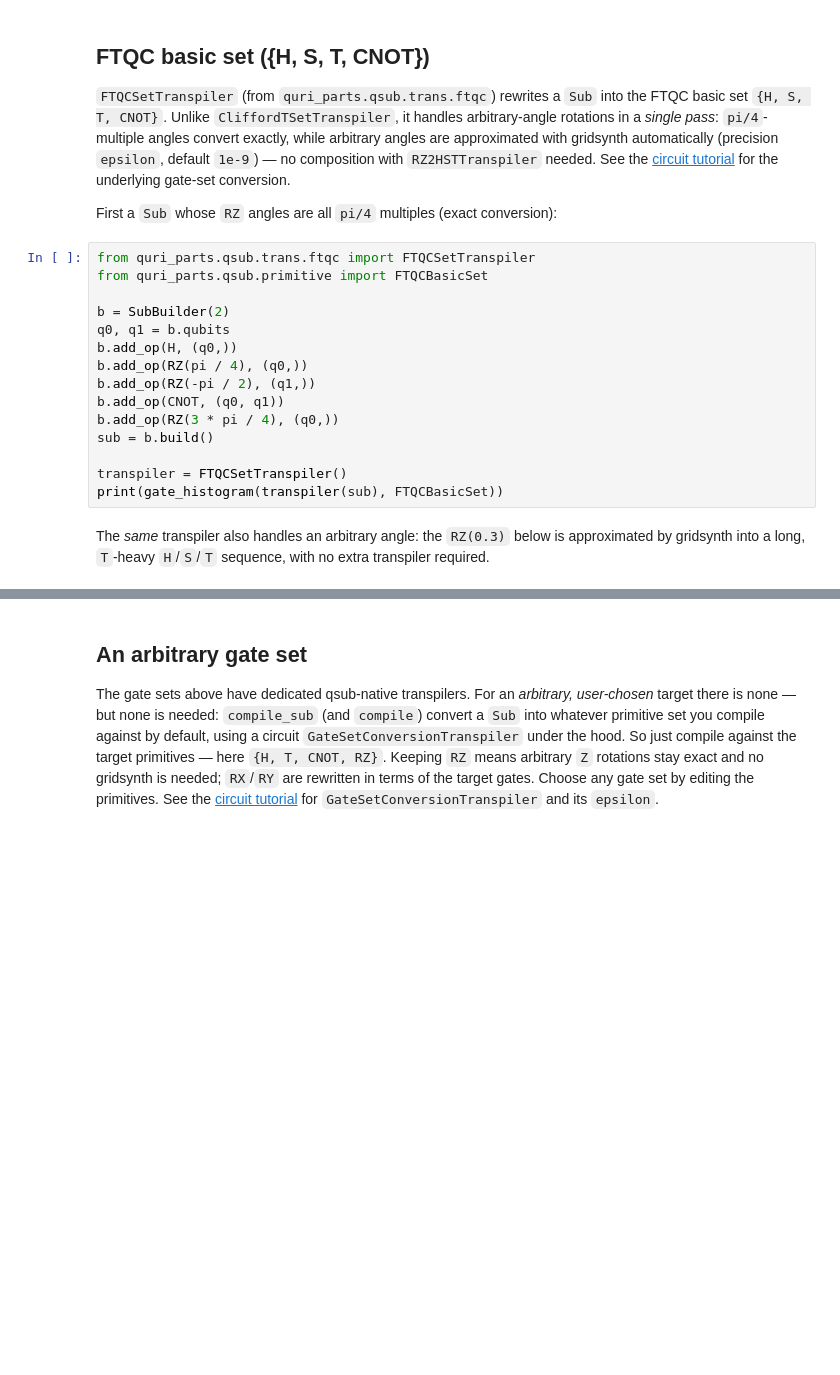
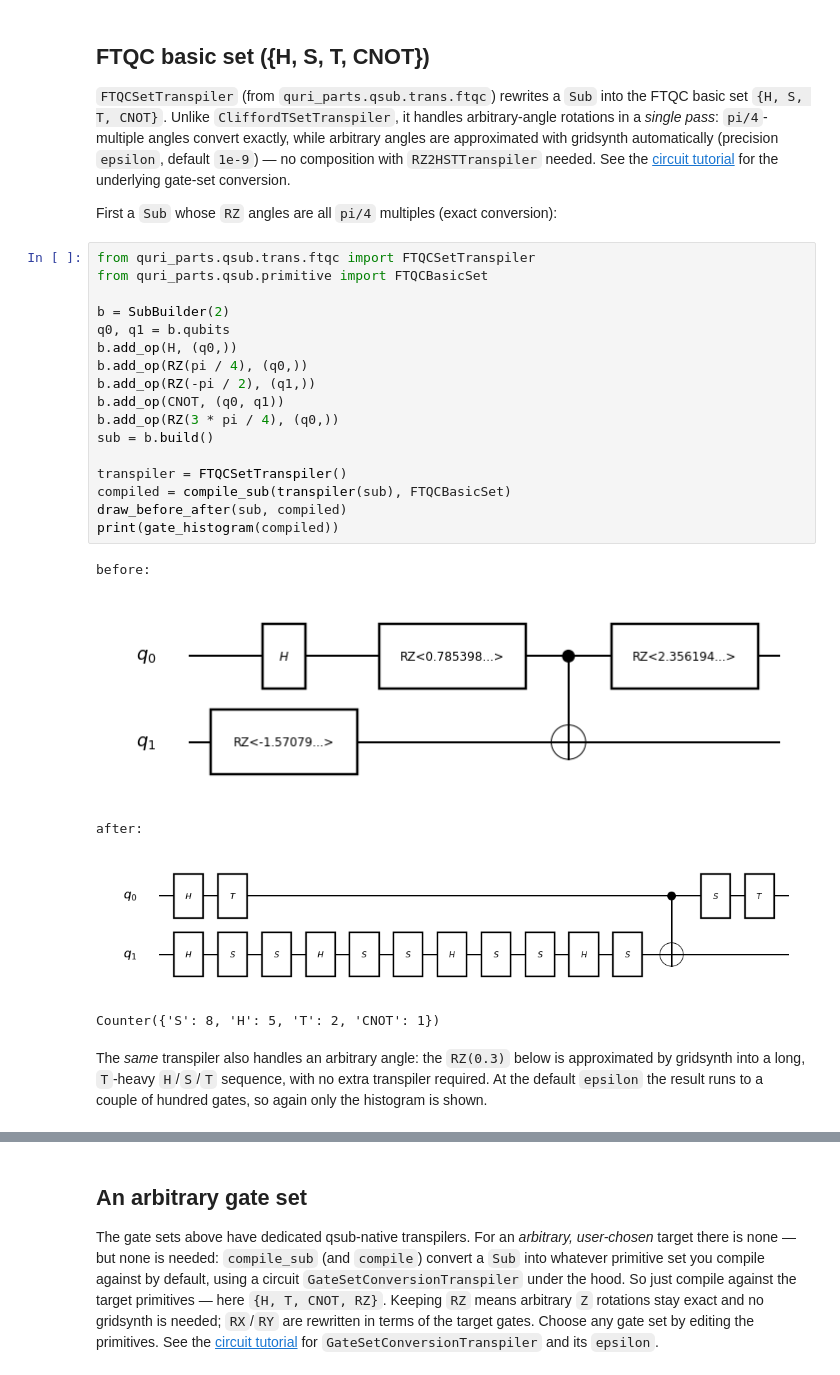
Before and after one commit to QunaSys/quri-sdk, a Jupyter notebook: docs/source/docs/tutorials/quri-parts/transpiler.ipynb, the cells around one changed output, grey strips where cells are left out. Cells and saved outputs as stored; diff of their text form; blank space fills up the shorter version.

```diff
--- a/docs/source/docs/tutorials/quri-parts/transpiler.ipynb
+++ b/docs/source/docs/tutorials/quri-parts/transpiler.ipynb
@@ -111,20 +145,28 @@ First a `Sub` whose `RZ` angles are all `pi/4` multiples (exact conversion):
 # %%
 from quri_parts.qsub.trans.ftqc import FTQCSetTranspiler
 from quri_parts.qsub.primitive import FTQCBasicSet
 
 b = SubBuilder(2)
 q0, q1 = b.qubits
 b.add_op(H, (q0,))
 b.add_op(RZ(pi / 4), (q0,))
 b.add_op(RZ(-pi / 2), (q1,))
 b.add_op(CNOT, (q0, q1))
 b.add_op(RZ(3 * pi / 4), (q0,))
 sub = b.build()
 
 transpiler = FTQCSetTranspiler()
-print(gate_histogram(transpiler(sub), FTQCBasicSet))
+compiled = compile_sub(transpiler(sub), FTQCBasicSet)
+draw_before_after(sub, compiled)
+print(gate_histogram(compiled))
+# %% [output]
+before:
+[figure, added]
+after:
+[figure, added]
+Counter({'S': 8, 'H': 5, 'T': 2, 'CNOT': 1})
 # %% [markdown]
-The *same* transpiler also handles an arbitrary angle: the `RZ(0.3)` below is approximated by gridsynth into a long, `T`-heavy `H`/`S`/`T` sequence, with no extra transpiler required.
+The *same* transpiler also handles an arbitrary angle: the `RZ(0.3)` below is approximated by gridsynth into a long, `T`-heavy `H`/`S`/`T` sequence, with no extra transpiler required. At the default `epsilon` the result runs to a couple of hundred gates, so again only the histogram is shown.
 # %%
 b = SubBuilder(2)
 q0, q1 = b.qubits
```
Also changed, not shown: parts of 9 cells of this notebook.
